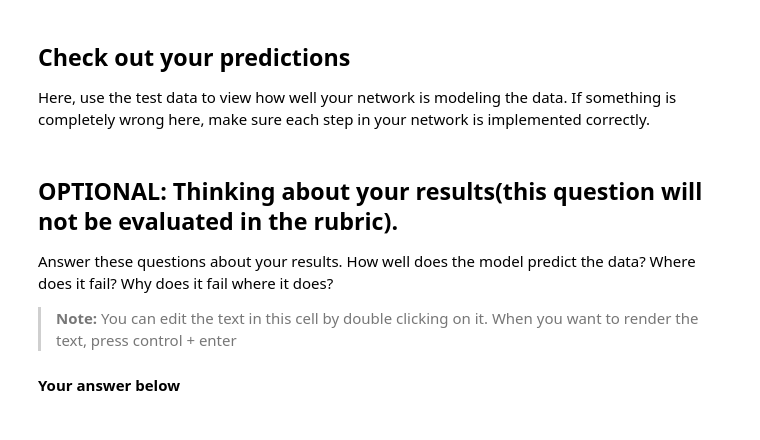
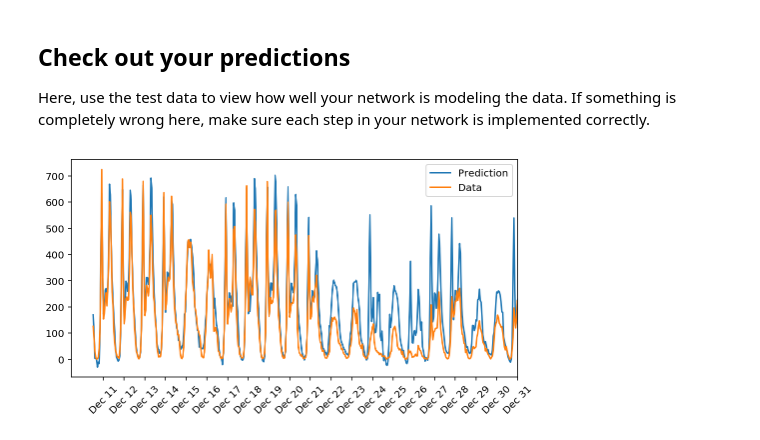
Before and after one commit to dave992/DLND, a Jupyter notebook: project-1/Your_first_neural_network.ipynb, the cells around one changed output. Saved outputs shown, nothing was run; the diff lists cells and outputs as text; code cells hidden in the pictures.

```diff
--- a/project-1/Your_first_neural_network.ipynb
+++ b/project-1/Your_first_neural_network.ipynb
@@ -235,7 +223,7 @@ losses = {'train':[], 'validation':[]}
 for ii in range(iterations):
     # Go through a random batch of 128 records from the training data set
     batch = np.random.choice(train_features.index, size=128)
-    X, y = train_features.ix[batch].values, train_targets.ix[batch]['cnt']
+    X, y = train_features.iloc[batch].values, train_targets.iloc[batch]['cnt']
 
     network.train(X, y)
 
@@ -307,22 +253,16 @@ Here, use the test data to view how well your network is modeling the data. If s
 # %%
 fig, ax = plt.subplots(figsize=(8,4))
 
 mean, std = scaled_features['cnt']
 predictions = network.run(test_features).T*std + mean
 ax.plot(predictions[0], label='Prediction')
 ax.plot((test_targets['cnt']*std + mean).values, label='Data')
 ax.set_xlim(right=len(predictions))
 ax.legend()
 
-dates = pd.to_datetime(rides.ix[test_data.index]['dteday'])
+dates = pd.to_datetime(rides.iloc[test_data.index]['dteday'])
 dates = dates.apply(lambda d: d.strftime('%b %d'))
 ax.set_xticks(np.arange(len(dates))[12::24])
 _ = ax.set_xticklabels(dates[12::24], rotation=45)
+# %% [output]
+[figure, added]
-# %% [markdown]
-## OPTIONAL: Thinking about your results(this question will not be evaluated in the rubric).
-
-Answer these questions about your results. How well does the model predict the data? Where does it fail? Why does it fail where it does?
-
-> **Note:** You can edit the text in this cell by double clicking on it. When you want to render the text, press control + enter
-
-#### Your answer below
```
Also changed, not shown: parts of 6 cells of this notebook, 1 other file.
